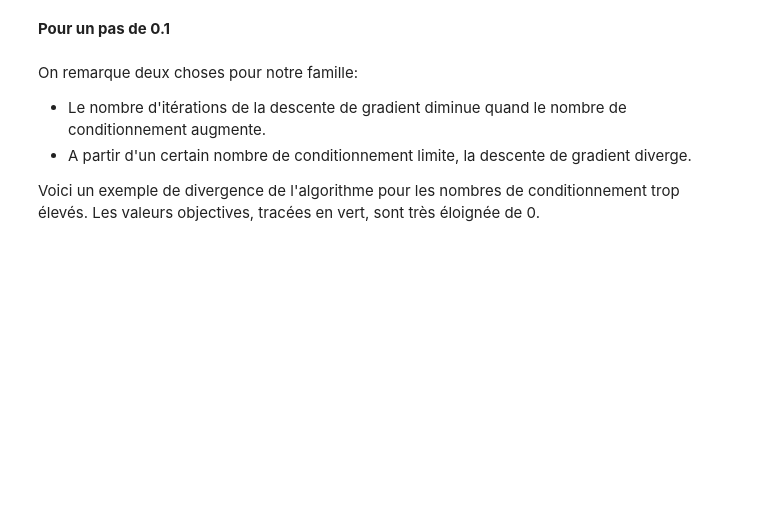
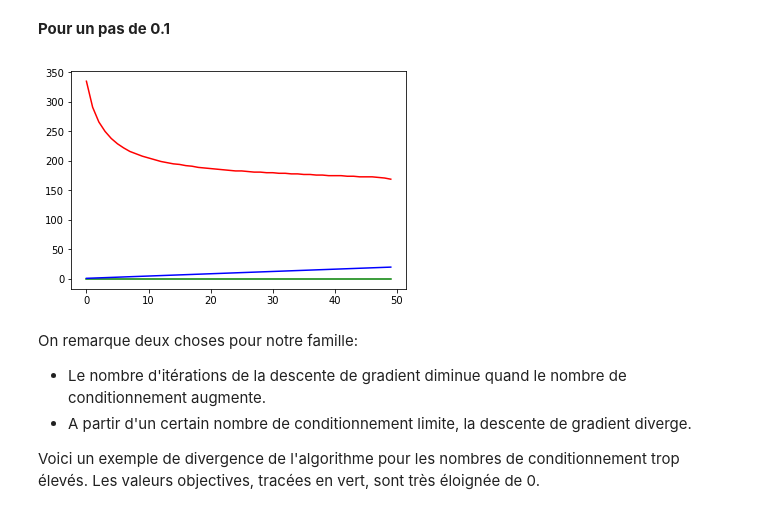
Before and after one commit to Garfounkel/Convex-Optimisation, a Jupyter notebook: ocvx_exam2_2019.ipynb, the cells around one changed output. Drawn from its saved outputs; the diff is of its cells as text; code cells hidden in the pictures; blank space fills up the shorter version.

Commit message:
Added more comments and explanation about the results

```diff
--- a/ocvx_exam2_2019.ipynb
+++ b/ocvx_exam2_2019.ipynb
@@ -90,7 +90,7 @@ def gradient_descent(x, ob_function, d_direction,
         warnings.warn("Decay didn't get under tolerance rate.", RuntimeWarning)
     return ((x, y), n_iter)
 # %%
-def eval_nb_iterations(step, k=0, set_size=60, max_value=50, start=np.array([[1], [1]], dtype=float)):
+def eval_nb_iterations(step, k=0, set_size=60, max_value=50, start=np.array([[1], [1]], dtype=float), plot=True):
 
     a_values = np.linspace(1, max_value, num=set_size)
     iterations = np.zeros((set_size, 1))
@@ -113,12 +113,16 @@ def eval_nb_iterations(step, k=0, set_size=60, max_value=50, start=np.array([[1]
         results[count, 0] = y[0]
         count+=1
 
-    plt.plot(results, 'g', iterations, 'r', conditioning, 'b')
-    plt.show()
+    if (plot):
+        plt.plot(results, 'g', iterations, 'r', conditioning, 'b')
+        plt.show()
+    return results, iterations, conditioning
 # %% [markdown]
 **Pour un pas de 0.1**
 # %%
-eval_nb_iterations(0.1, set_size=50, max_value=20)
+r, i, c = eval_nb_iterations(0.1, set_size=50, max_value=20)
+# %% [output]
+[figure, added]
 # %% [markdown]
 On remarque deux choses pour notre famille:
 - Le nombre d'itérations de la descente de gradient diminue quand le nombre de conditionnement augmente.
```
Also changed, not shown: parts of 23 cells of this notebook.
